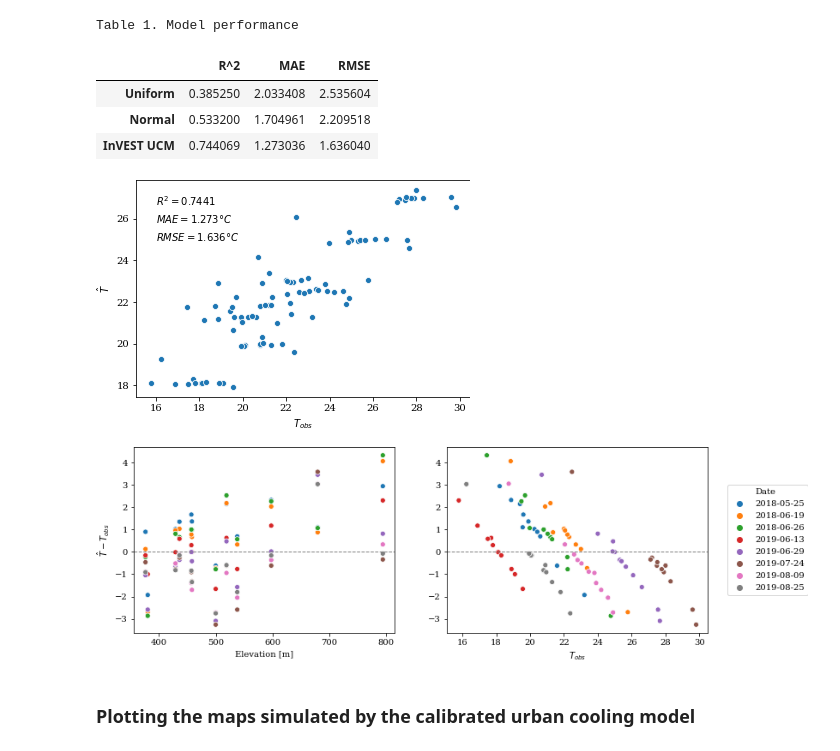
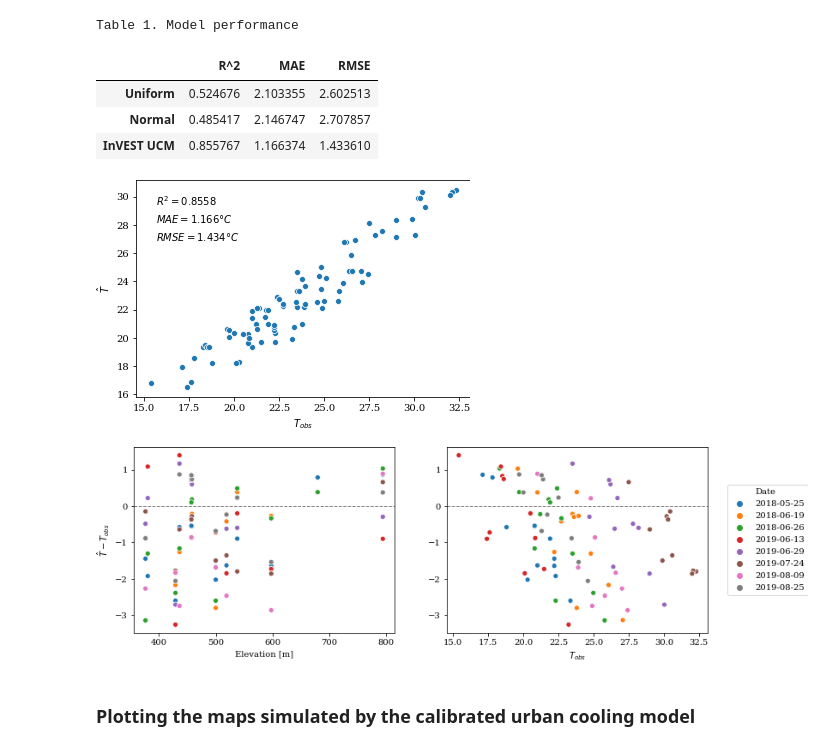
Before and after one commit to martibosch/lausanne-heat-islands, a Jupyter notebook: notebooks/invest-urban-cooling-model.ipynb, the cells around one changed output. Saved outputs shown, nothing was run; the diff lists cells and outputs as text; code cells hidden in the pictures.

```diff
--- a/notebooks/invest-urban-cooling-model.ipynb
+++ b/notebooks/invest-urban-cooling-model.ipynb
@@ -12,6 +19,5 @@ from invest_heat_islands.invest import utils
 # %%
-calibration_log_filepath = '../data/interim/invest/calibration-log.json'
-
+calibrated_params_filepath = '../data/interim/invest/calibrated-params.json'
 agglom_lulc_filepath = '../data/raw/agglom-lulc.tif'
 aoi_vector_filepath = '../data/raw/agglom-extent/agglom-extent.shp'
 biophysical_table_filepath = '../data/interim/biophysical-table-shade.csv'
@@ -19,8 +25,5 @@ ref_et_filepath = '../data/interim/ref-et.nc'
 station_locations_filepath = '../data/raw/stations/station-locations.csv'
 station_tair_filepath = '../data/interim/station-tair.csv'
 # %%
-with open(calibration_log_filepath) as src:
-    calibration_log = json.load(src)
-    model_params = calibration_log['args']
-    rmses = calibration_log['rmses']
-model_params
+with open(calibrated_params_filepath) as src:
+    model_params = json.load(src)
@@ -53,16 +32,13 @@ station_location_df = pd.read_csv(station_locations_filepath, index_col=0)
 station_tair_df = pd.read_csv(station_tair_filepath, index_col=0)
 station_tair_df.index = pd.to_datetime(station_tair_df.index)
 
-mw = utils.ModelWrapper(
-    agglom_lulc_filepath,
-    biophysical_table_filepath,
-    ref_et_filepath,
-    aoi_vector_filepath,
-    station_tair_filepath,
-    station_locations_filepath,
-    model_params=model_params)
+ucm_wrapper = invest_utils.UCMWrapper(agglom_lulc_filepath,
+                                      biophysical_table_filepath,
+                                      aoi_vector_filepath, ref_et_filepath,
+                                      station_tair_filepath,
+                                      station_locations_filepath, model_params)
 # %%
-comparison_df = mw.get_comparison_df().dropna()
+comparison_df = ucm_wrapper.get_comparison_df().dropna()
 comparison_df['elev'] = comparison_df['station'].apply(
     lambda stn: station_location_df.loc[stn, 'alt'])
 # %%
@@ -86,35 +62,35 @@ for _ in range(num_runs):
 uniform_values = np.concatenate(uniform_values)
 normal_values = np.concatenate(normal_values)
 # %%
-model_perf_df = pd.DataFrame(columns=stats_utils.METRIC_COLUMNS)
+model_perf_df = pd.DataFrame(columns=utils.METRIC_COLUMNS)
 
 # Uniform/normal
 obs_values = pd.concat([comparison_df['obs'] for _ in range(num_runs)])
-model_perf_df.loc['Uniform'] = stats_utils.compute_model_perf(
+model_perf_df.loc['Uniform'] = utils.compute_model_perf(
     obs_values, uniform_values)
-model_perf_df.loc['Normal'] = stats_utils.compute_model_perf(
-    obs_values, normal_values)
+model_perf_df.loc['Normal'] = utils.compute_model_perf(obs_values,
+                                                       normal_values)
 
 # InVEST urban cooling model
-model_perf_df.loc['InVEST UCM'] = stats_utils.compute_model_perf(
+model_perf_df.loc['InVEST UCM'] = utils.compute_model_perf(
     comparison_df['obs'], comparison_df['pred'])
 model_perf_df.style.set_caption('Table 1. Model performance')
 # %% [output]
 Table 1. Model performance
 |  | R^2 | MAE | RMSE |
-| Uniform | 0.385250 | 2.033408 | 2.535604 |
-| Normal | 0.533200 | 1.704961 | 2.209518 |
-| InVEST UCM | 0.744069 | 1.273036 | 1.636040 |
+| Uniform | 0.524676 | 2.103355 | 2.602513 |
+| Normal | 0.485417 | 2.146747 | 2.707857 |
+| InVEST UCM | 0.855767 | 1.166374 | 1.433610 |
 # %%
-fig = plot_utils.plot_pred_obs(comparison_df)
+fig = utils.plot_pred_obs(comparison_df)
 fig.savefig('../reports/figures/invest-ucm-pred-obs.pdf')
 # %% [output]
-[figure, old version]
+[figure, new version]
 # %%
-fig = plot_utils.plot_err_elev_obs(comparison_df)
+fig = utils.plot_err_elev_obs(comparison_df)
 fig.savefig('../reports/figures/invest-ucm-errors.pdf')
 # %% [output]
-[figure, old version]
+[figure, new version]
 # %% [markdown]
 ### Plotting the maps simulated by the calibrated urban cooling model
 # %%
```
Also changed, not shown: parts of 8 cells of this notebook, 2 other files.
